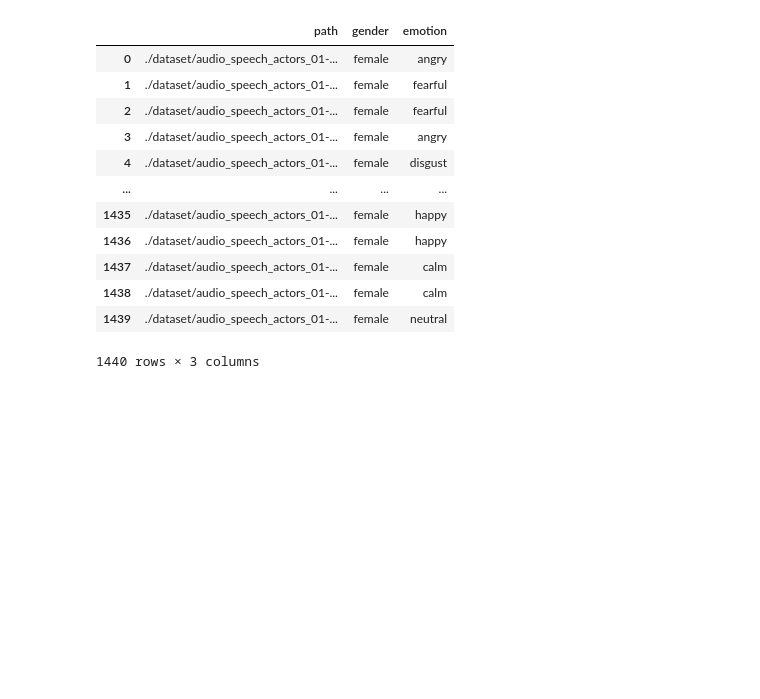
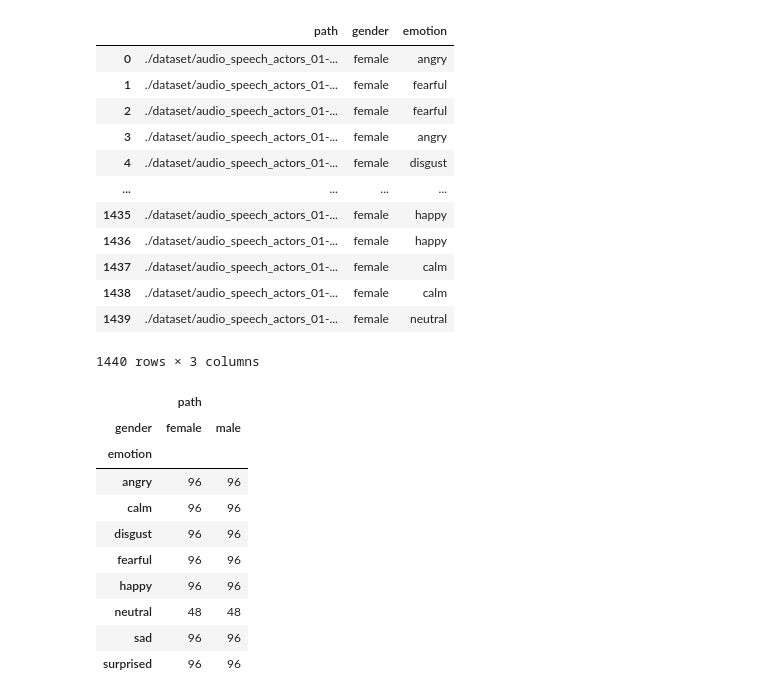
Before and after one commit to ferasdahrooge/voice-emotion-detector, a Jupyter notebook: voice_model_process.ipynb, the cells around one changed output. Cells and saved outputs as stored; diff of their text form; code cells hidden in the pictures; blank space fills up the shorter version.

```diff
--- a/voice_model_process.ipynb
+++ b/voice_model_process.ipynb
@@ -68,0 +72,14 @@ dataframe
+# %%
+df_count_gender
+# %% [output]
+|  | path |  |
+| gender | female | male |
+| emotion |  |  |
+| angry | 96 | 96 |
+| calm | 96 | 96 |
+| disgust | 96 | 96 |
+| fearful | 96 | 96 |
+| happy | 96 | 96 |
+| neutral | 48 | 48 |
+| sad | 96 | 96 |
+| surprised | 96 | 96 |
```
Also changed, not shown: parts of 2 cells of this notebook.
